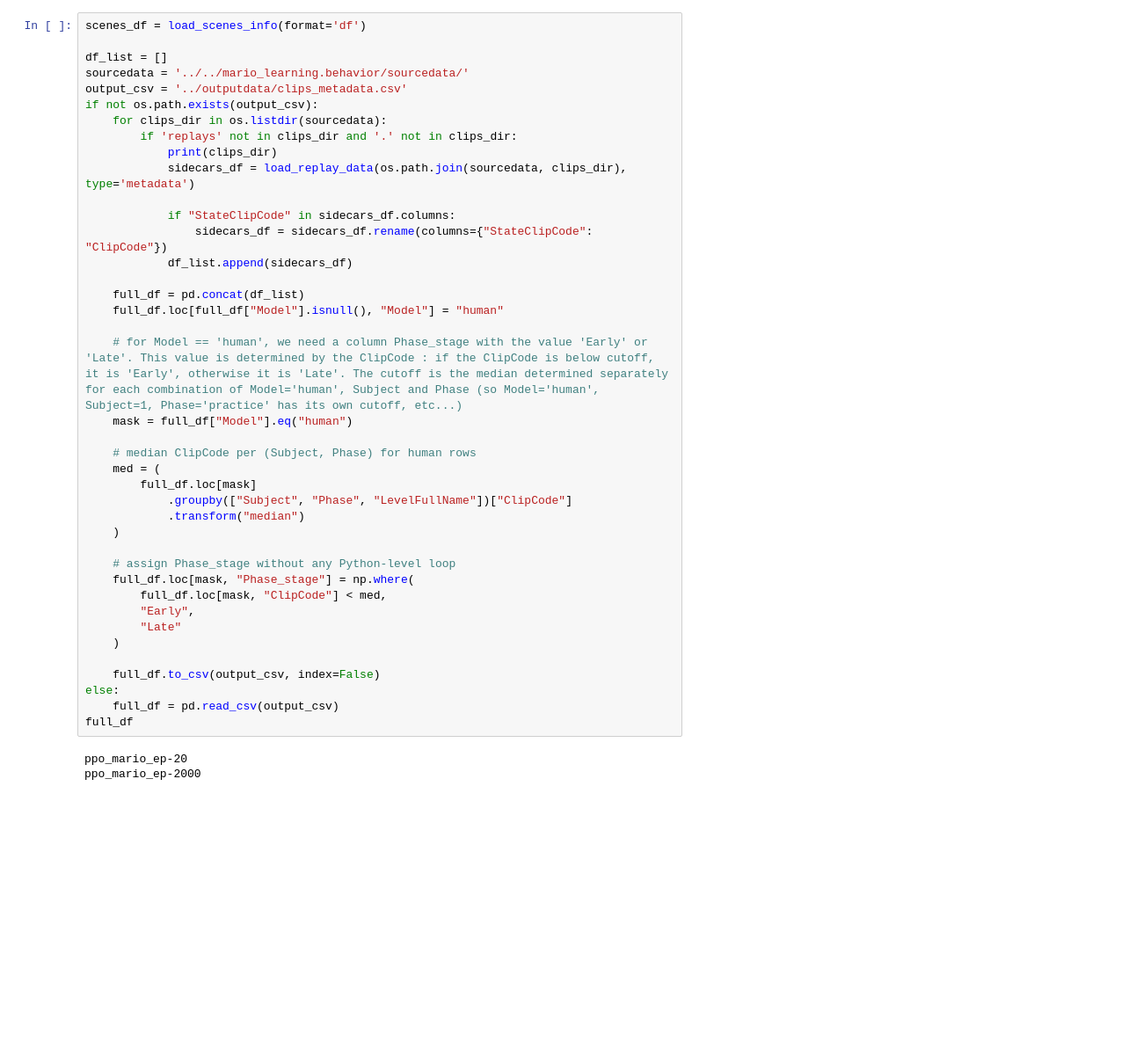
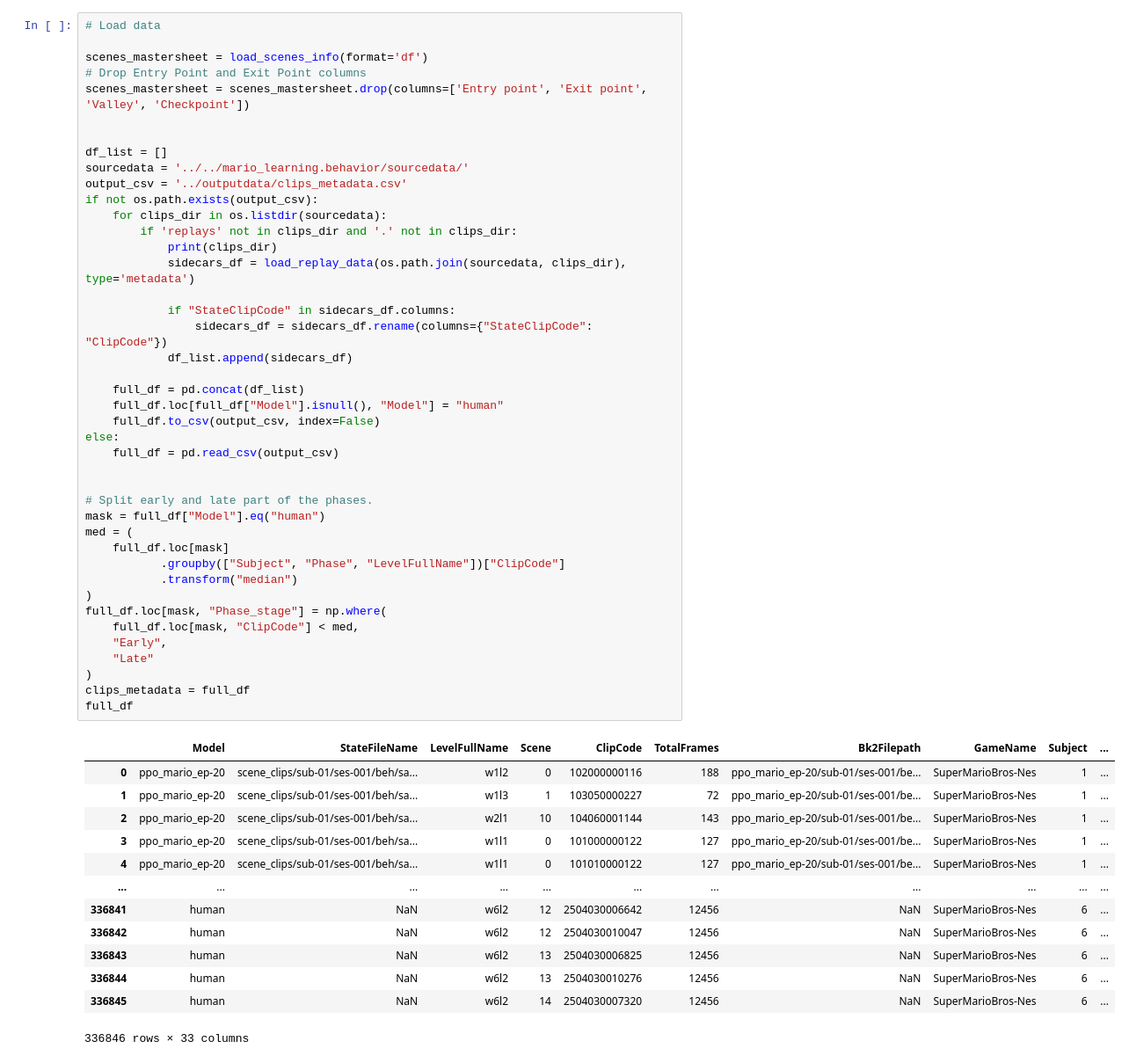
Before and after one commit to courtois-neuromod/mario_learning.behavior, a Jupyter notebook: notebooks/NB_pattern_difficulty.ipynb, the cells around one changed output. Shown at 88% size. Cells and saved outputs as stored; diff of their text form; blank space fills up the shorter version.

```diff
--- a/notebooks/NB_pattern_difficulty.ipynb
+++ b/notebooks/NB_pattern_difficulty.ipynb
@@ -6,43 +11,56 @@ import pandas as pd
 # %%
-scenes_df = load_scenes_info(format='df')
+# Load data
+
+scenes_mastersheet = load_scenes_info(format='df')
+# Drop Entry Point and Exit Point columns
+scenes_mastersheet = scenes_mastersheet.drop(columns=['Entry point', 'Exit point', 'Valley', 'Checkpoint'])
+
 
 df_list = []
 sourcedata = '../../mario_learning.behavior/sourcedata/'
 output_csv = '../outputdata/clips_metadata.csv'
 if not os.path.exists(output_csv):
     for clips_dir in os.listdir(sourcedata):
         if 'replays' not in clips_dir and '.' not in clips_dir:
             print(clips_dir)
             sidecars_df = load_replay_data(os.path.join(sourcedata, clips_dir), type='metadata')
 
             if "StateClipCode" in sidecars_df.columns:
                 sidecars_df = sidecars_df.rename(columns={"StateClipCode": "ClipCode"})
             df_list.append(sidecars_df)
 
     full_df = pd.concat(df_list)
     full_df.loc[full_df["Model"].isnull(), "Model"] = "human"
-
-    # for Model == 'human', we need a column Phase_stage with the value 'Early' or 'Late'. This value is determined by the ClipCode : if the ClipCode is below cutoff, it is 'Early', otherwise it is 'Late'. The cutoff is the median determined separately for each combination of Model='human', Subject and Phase (so Model='human', Subject=1, Phase='practice' has its own cutoff, etc...)
-    mask = full_df["Model"].eq("human")
-
-    # median ClipCode per (Subject, Phase) for human rows
-    med = (
-        full_df.loc[mask]
-            .groupby(["Subject", "Phase", "LevelFullName"])["ClipCode"]
-            .transform("median")
-    )
-
-    # assign Phase_stage without any Python-level loop
-    full_df.loc[mask, "Phase_stage"] = np.where(
-        full_df.loc[mask, "ClipCode"] < med,
-        "Early",
-        "Late"
-    )
-
     full_df.to_csv(output_csv, index=False)
 else:
     full_df = pd.read_csv(output_csv)
+
+
+# Split early and late part of the phases.
+mask = full_df["Model"].eq("human")
+med = (
+    full_df.loc[mask]
+           .groupby(["Subject", "Phase", "LevelFullName"])["ClipCode"]
+           .transform("median")
+)
+full_df.loc[mask, "Phase_stage"] = np.where(
+    full_df.loc[mask, "ClipCode"] < med,
+    "Early",
+    "Late"
+)
+clips_metadata = full_df
 full_df
 # %% [output]
+|  | Model | StateFileName | LevelFullName | Scene | ClipCode | TotalFrames | Bk2Filepath | GameName | Subject | ... |
+| 0 | ppo_mario_ep-20 | scene_clips/sub-01/ses-001/beh/sa... | w1l2 | 0 | 102000000116 | 188 | ppo_mario_ep-20/sub-01/ses-001/be... | SuperMarioBros-Nes | 1 | ... |
+| 1 | ppo_mario_ep-20 | scene_clips/sub-01/ses-001/beh/sa... | w1l3 | 1 | 103050000227 | 72 | ppo_mario_ep-20/sub-01/ses-001/be... | SuperMarioBros-Nes | 1 | ... |
+| 2 | ppo_mario_ep-20 | scene_clips/sub-01/ses-001/beh/sa... | w2l1 | 10 | 104060001144 | 143 | ppo_mario_ep-20/sub-01/ses-001/be... | SuperMarioBros-Nes | 1 | ... |
+| 3 | ppo_mario_ep-20 | scene_clips/sub-01/ses-001/beh/sa... | w1l1 | 0 | 101000000122 | 127 | ppo_mario_ep-20/sub-01/ses-001/be... | SuperMarioBros-Nes | 1 | ... |
+| 4 | ppo_mario_ep-20 | scene_clips/sub-01/ses-001/beh/sa... | w1l1 | 0 | 101010000122 | 127 | ppo_mario_ep-20/sub-01/ses-001/be... | SuperMarioBros-Nes | 1 | ... |
+| ... | ... | ... | ... | ... | ... | ... | ... | ... | ... | ... |
+| 336841 | human | NaN | w6l2 | 12 | 2504030006642 | 12456 | NaN | SuperMarioBros-Nes | 6 | ... |
+| 336842 | human | NaN | w6l2 | 12 | 2504030010047 | 12456 | NaN | SuperMarioBros-Nes | 6 | ... |
+| 336843 | human | NaN | w6l2 | 13 | 2504030006825 | 12456 | NaN | SuperMarioBros-Nes | 6 | ... |
+| 336844 | human | NaN | w6l2 | 13 | 2504030010276 | 12456 | NaN | SuperMarioBros-Nes | 6 | ... |
+| 336845 | human | NaN | w6l2 | 14 | 2504030007320 | 12456 | NaN | SuperMarioBros-Nes | 6 | ... |
-ppo_mario_ep-20
-ppo_mario_ep-2000
+336846 rows × 33 columns
```
Also changed, not shown: parts of 7 cells of this notebook.
